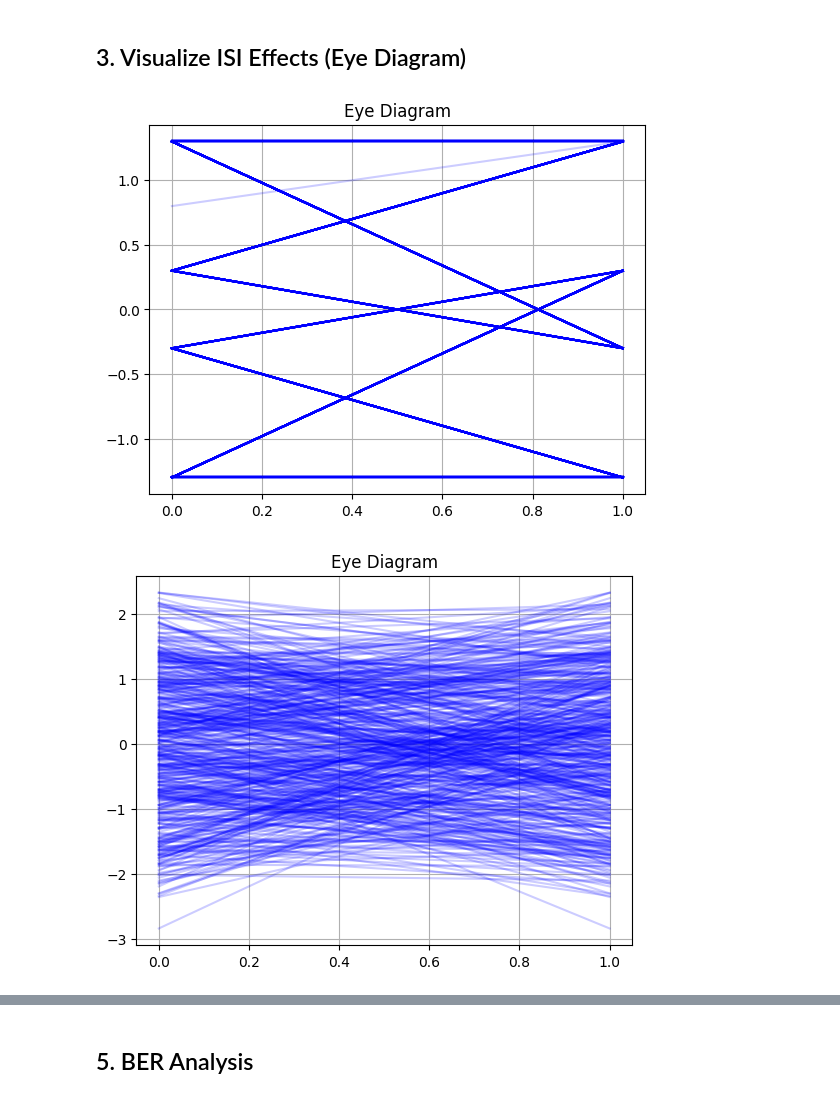
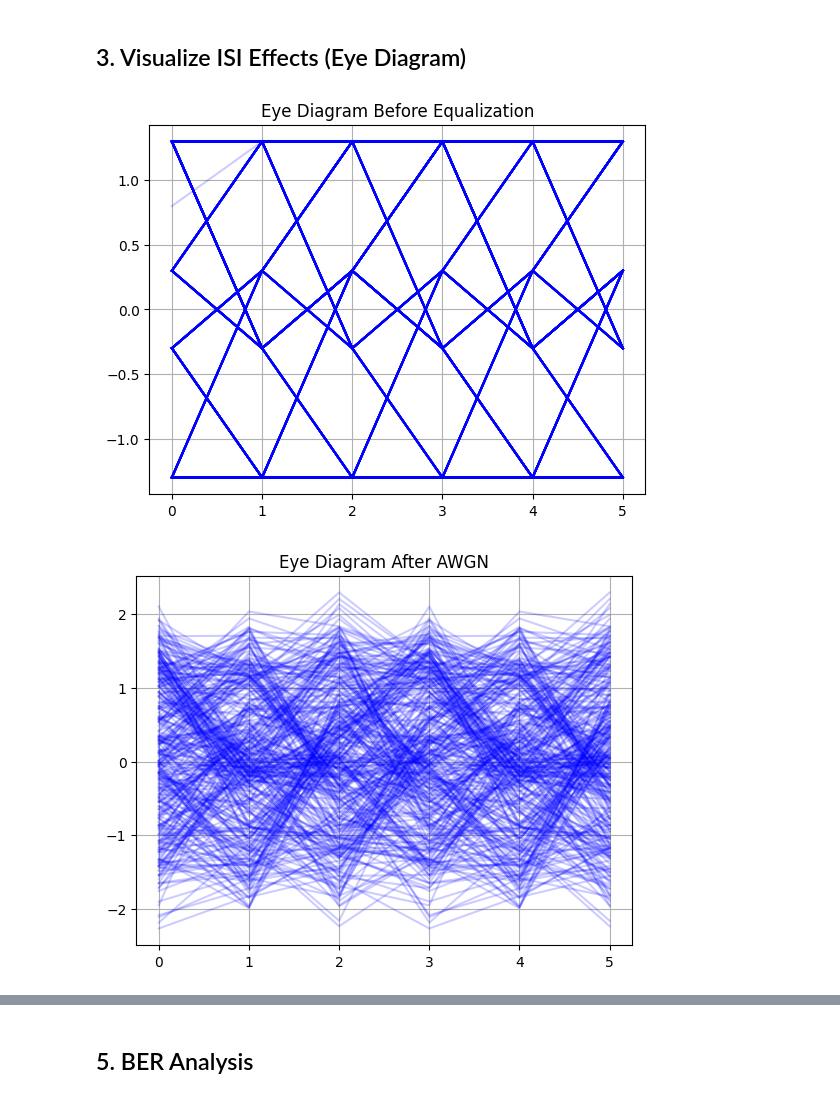
Before and after one commit to Scurbs/FS25_MSP_digitalcom, a Jupyter notebook: Project_DEFI/notebook/Project5_Starter.ipynb, the cells around one changed output, grey strips where cells are left out. Saved outputs shown, nothing was run; the diff lists cells and outputs as text; code cells hidden in the pictures.

```diff
--- a/Project_DEFI/notebook/Project5_Starter.ipynb
+++ b/Project_DEFI/notebook/Project5_Starter.ipynb
@@ -24,7 +21,7 @@ from utils import *
 - Generate BPSK symbols and pass them through the channel.
 # %%
 # TODO: ISI channel simulation
-num_symbols = 1000
+num_symbols = 2000
 bits = np.random.randint(0, 2, num_symbols)
 symbols = 2*bits - 1
 
@@ -53,42 +50,30 @@ plt.show()
 # %%
 # TODO: Eye diagram before equalization
 #digital.plot_eye(received, sps=1)
 
-def plot_eye(signal, sps=1, span=2, offset=0):
-    num_segments = len(signal) // (sps * span)
-    plt.figure()
-    for i in range(num_segments):
-        start = i * sps
-        segment = signal[start+offset:start+offset+sps*span]
-        if len(segment) == sps*span:
-            plt.plot(segment, color='blue', alpha=0.2)
-    plt.title('Eye Diagram')
-    plt.grid(True)
-    plt.show()
+# Eye Diagram
+plot_eye(received, sps=3, title ='Eye Diagram Before Equalization')
 
-# Eye Diagram
-plot_eye(received, sps=1)
-
-plot_eye(received_noisy, sps=1)
+plot_eye(received_noisy, sps=3, title ='Eye Diagram After AWGN')
 
 sps = 1
 # Constellation Plot
 plt.figure()
 plt.plot(received[::sps], np.zeros_like(received[::sps]), '.', alpha=0.3)
 plt.title('Constellation Before Equalization')
 plt.xlabel('In-Phase')
 plt.ylabel('Quadrature')
 plt.grid(True)
 plt.show()
 
 plt.figure()
 plt.plot(received_noisy[::sps], np.zeros_like(received_noisy[::sps]), '.', alpha=0.3)
-plt.title('Constellation Before Equalization noisy')
+plt.title('Constellation After AWGN')
 plt.xlabel('In-Phase')
 plt.ylabel('Quadrature')
 plt.grid(True)
 plt.show()
 # %% [output]
-[figure, old version]
+[figure, new version]
-[figure, old version]
+[figure, new version]
 [figure]
```
Also changed, not shown: parts of 7 cells of this notebook, 1 other file.
